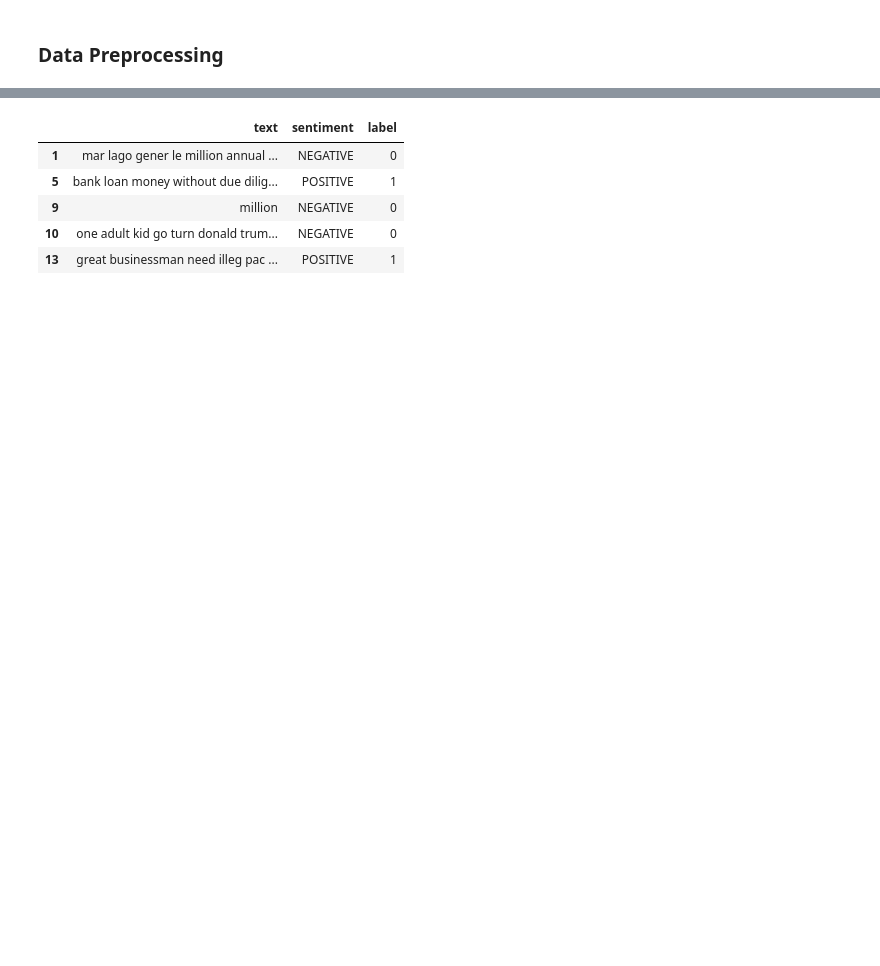
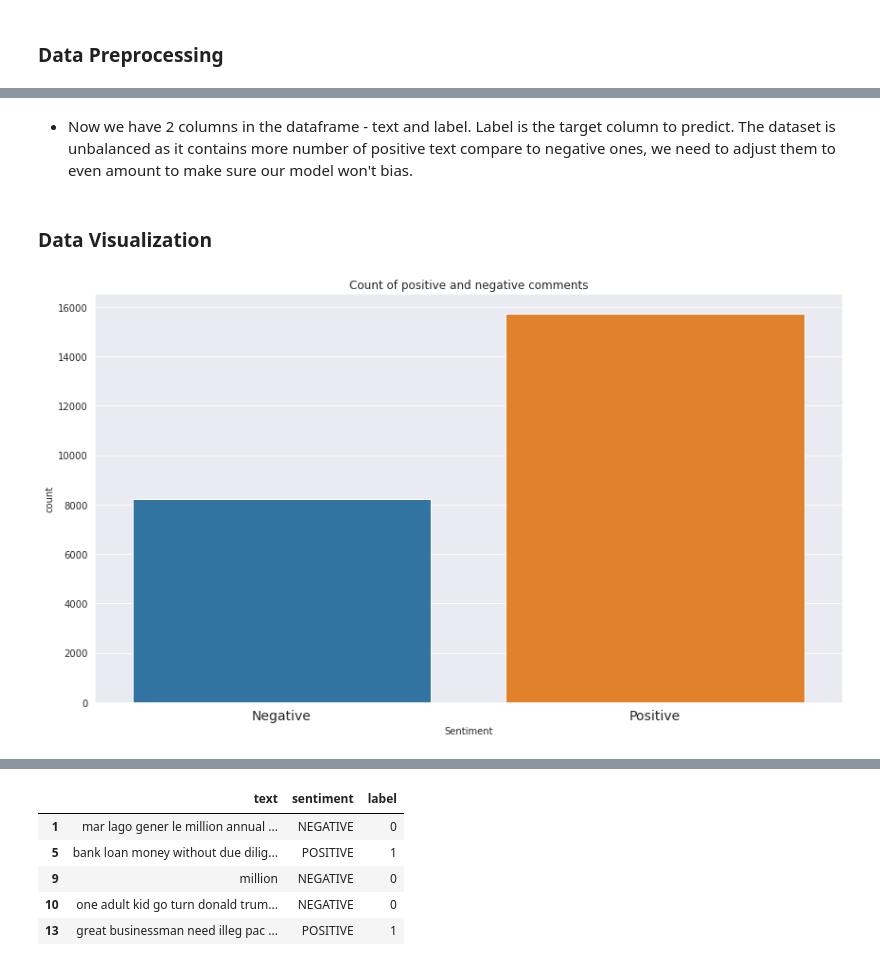
Before and after one commit to xuan112192/Reddit-data-exploring, a Jupyter notebook: Sentiment Classifier.ipynb, the cells around one changed output, grey strips where cells are left out. Cells and saved outputs as stored; diff of their text form; code cells hidden in the pictures; blank space fills up the shorter version.

Commit message:
sentiment classifier added, reddit training data added

```diff
--- a/Sentiment Classifier.ipynb
+++ b/Sentiment Classifier.ipynb
@@ -48,0 +156,4 @@ raw_data.head(5)
+# %%
+# Load training dataset.
+train_df = pd.read_csv('Reddit_Data.csv')
+train_df.info()
@@ -48,0 +179,20 @@ raw_data.head(5)
+# %%
+# Removing Neutral sentiments.
+train_df = train_df[train_df.category != 0]
+# %%
+# Drop NAs
+train_df = train_df.dropna(how='any')
+# Rename column names
+train_df.rename(columns={'clean_comment':'text'}, inplace=True)
+train_df.rename(columns={'category':'label'}, inplace=True)
+# Drop duplicate rows
+train_df.drop_duplicates(subset='text', keep=False, inplace=True)
+# %%
+# Pipeline implementation
+preprocess_pipeline = Pipeline(steps=[
+    ('preprocess', Preprocessor()), # first step is to preprocess the text
+    ('sentiment', SentimentAnalysis(add_senti = False)) # second step obtains the sentiment of the text when add_senti=True
+])
+# Cleaning the training dataset.
+train_set = train_df.copy()
+train_set['text'] = preprocess_pipeline.fit_transform(X=train_df['text'])
@@ -48,0 +217,16 @@ raw_data.head(5)
+# %% [markdown]
++ Now we have 2 columns in the dataframe - text and label. Label is the target column to predict.  The dataset is unbalanced as it contains more number of positive text compare to negative ones, we need to adjust them to even amount to make sure our model won't bias.
+# %% [markdown]
+### Data Visualization
+# %%
+# Count the negative and positive comments.
+plt.figure(figsize=(12,7))
+
+sns.countplot(x='label',data = train_set)
+plt.xticks(ticks=[0,1],labels=['Negative','Positive'], fontsize=14)
+plt.xlabel('Sentiment')
+plt.title("Count of positive and negative comments")
+plt.tight_layout()
+# The amount of positive comments is double the amount of negative comments.
+# %% [output]
+[figure, added]
```
Also changed, not shown: parts of 33 cells of this notebook, 2 other files.
